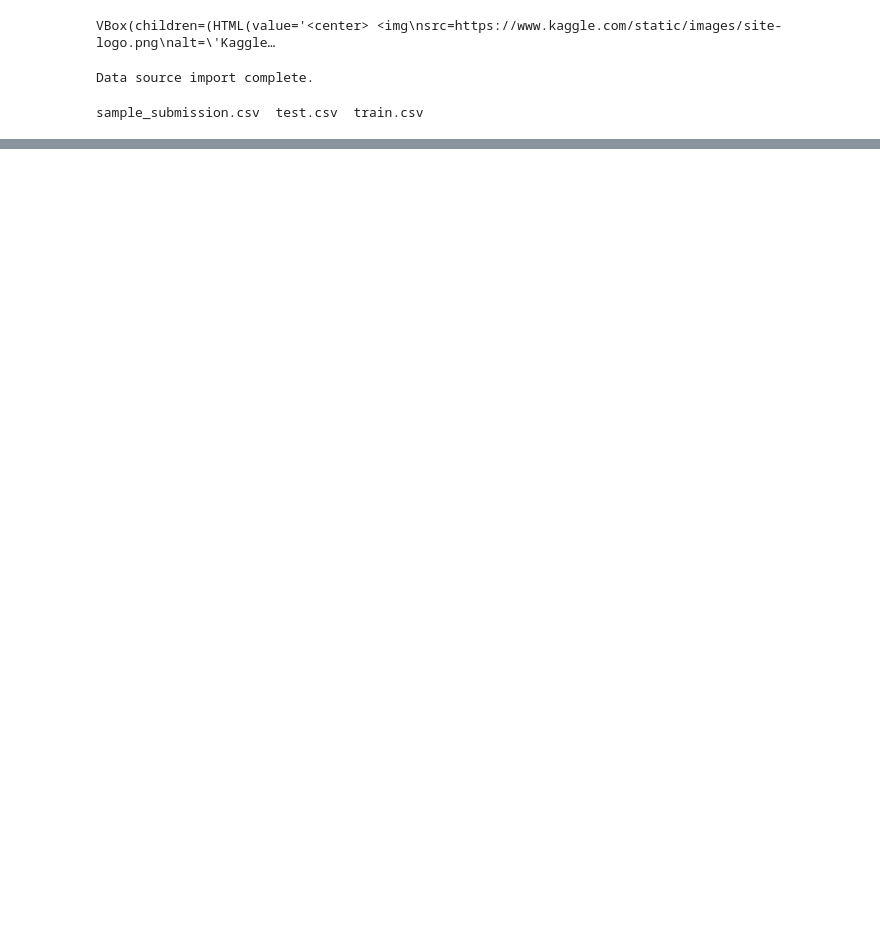
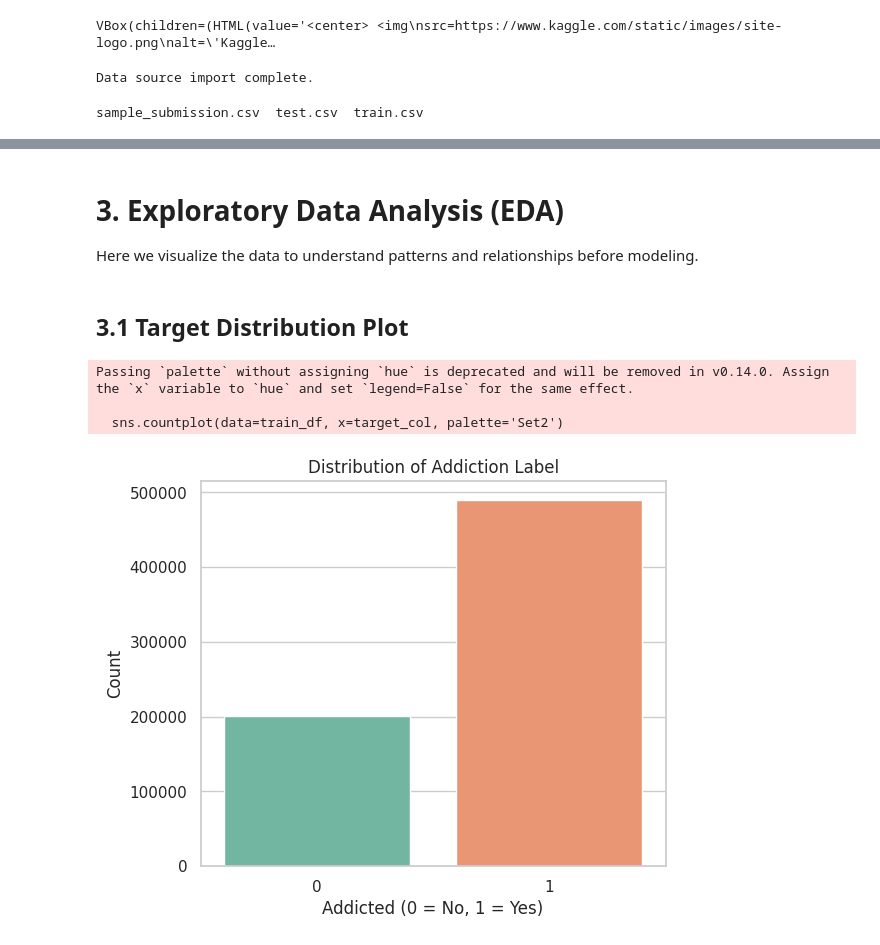
Before and after one commit to R4F4I/semester-5-FAST-K240009, a Jupyter notebook: ML-LAB/notebooks/notebookbc900e7019.ipynb, the cells around one changed output, grey strips where cells are left out. Saved outputs shown, nothing was run; the diff lists cells and outputs as text; code cells hidden in the pictures; blank space fills up the shorter version.

```diff
--- a/ML-LAB/notebooks/notebookbc900e7019.ipynb
+++ b/ML-LAB/notebooks/notebookbc900e7019.ipynb
@@ -238,10 +62,0 @@ for col in cat_cols:
-# %%
-# Impute numeric with median, categorical with 'Missing' category
-for col in num_cols:
-    median_val = train_df[col].median()
-    train_df[col] = train_df[col].fillna(median_val)
-
-for col in cat_cols:
-    train_df[col] = train_df[col].fillna('Missing')
-
-print("Remaining missing values:\n", train_df.isnull().sum()[train_df.isnull().sum() > 0])
@@ -259,7 +62,0 @@ dtype: int64
-# %%
-train_df['screen_time_subtotal'] = train_df['social_media_hours'] + train_df['gaming_hours'] + train_df['work_study_hours']
-train_df['screen_time_diff'] = train_df['daily_screen_time_hours'] - train_df['screen_time_subtotal']
-train_df['total_logged_hours'] = train_df['daily_screen_time_hours'] + train_df['sleep_hours']
-
-print("Rows where subtotal > daily_screen_time_hours:", (train_df['screen_time_diff'] < 0).sum())
-print("Rows where total_logged_hours > 24:", (train_df['total_logged_hours'] > 24).sum())
@@ -271,6 +62,0 @@ Rows where total_logged_hours > 24: 0
-# %%
-train_df['social_share'] = train_df['social_media_hours'] / (train_df['daily_screen_time_hours'] + 1e-3)
-train_df['recreation_to_work'] = (train_df['social_media_hours'] + train_df['gaming_hours']) / (train_df['work_study_hours'] + 1e-3)
-train_df['weekend_intensity'] = train_df['weekend_screen_time'] - train_df['daily_screen_time_hours']
-
-train_df[['social_share', 'recreation_to_work', 'weekend_intensity']].describe()
@@ -544,0 +145,6 @@ print(X_train_enc.shape, X_val_enc.shape, X_test_enc.shape)
+# %%
+target_col = 'addicted_label'  # change this if your target column has a different name
+
+print(train_df[target_col].value_counts())
+print("\nPercentage:")
+print(train_df[target_col].value_counts(normalize=True) * 100)
@@ -544,0 +162,18 @@ print(X_train_enc.shape, X_val_enc.shape, X_test_enc.shape)
+# %% [markdown]
+# 3. Exploratory Data Analysis (EDA)
+
+Here we visualize the data to understand patterns and relationships before modeling.
+# %% [markdown]
+## 3.1 Target Distribution Plot
+# %%
+plt.figure(figsize=(6, 5))
+sns.countplot(data=train_df, x=target_col, palette='Set2')
+plt.title('Distribution of Addiction Label')
+plt.xlabel('Addicted (0 = No, 1 = Yes)')
+plt.ylabel('Count')
+plt.show()
+# %% [output]
+Passing `palette` without assigning `hue` is deprecated and will be removed in v0.14.0. Assign the `x` variable to `hue` and set `legend=False` for the same effect.
+
+  sns.countplot(data=train_df, x=target_col, palette='Set2')
+[figure, added]
```
Also changed, not shown: parts of 111 cells of this notebook.
